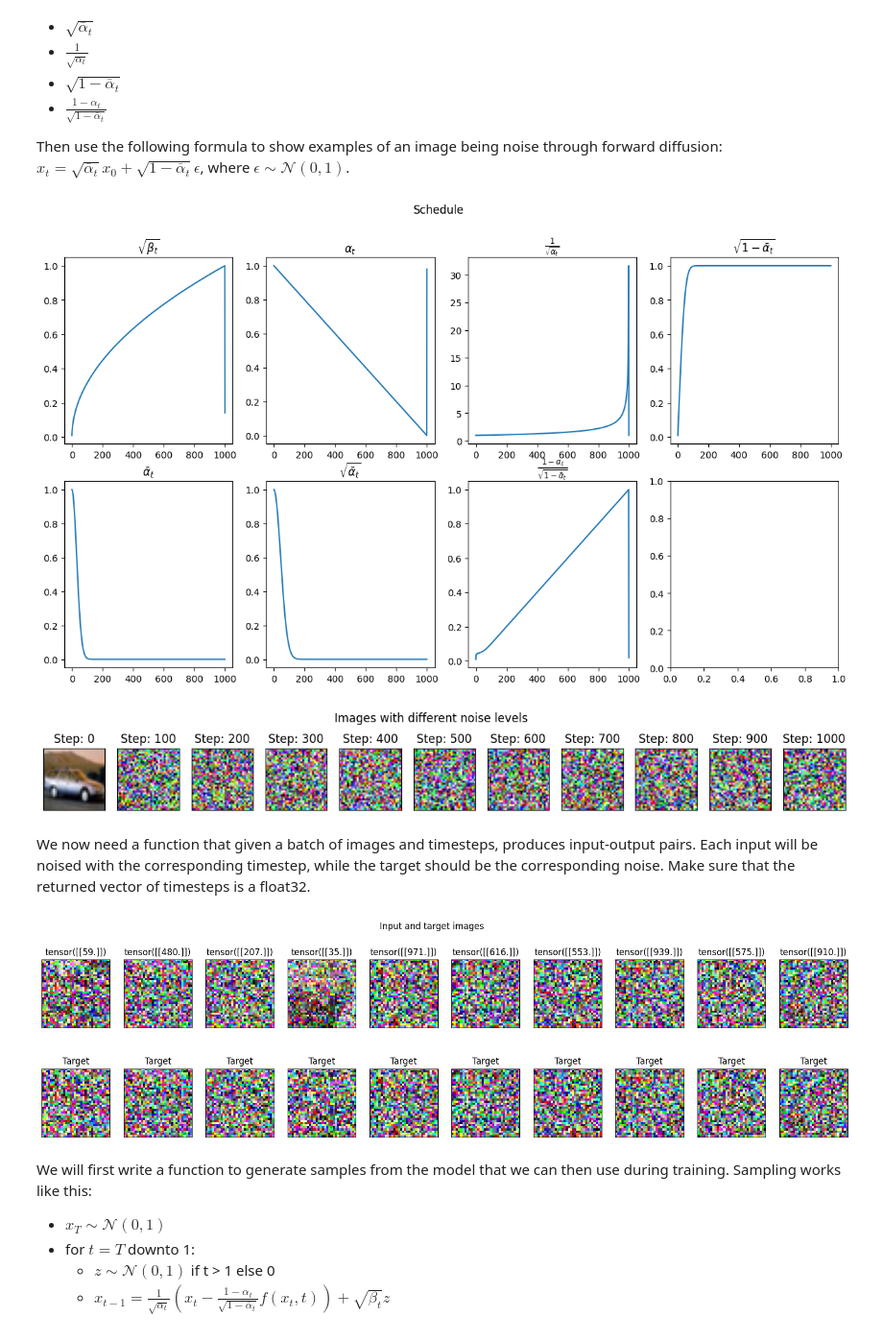
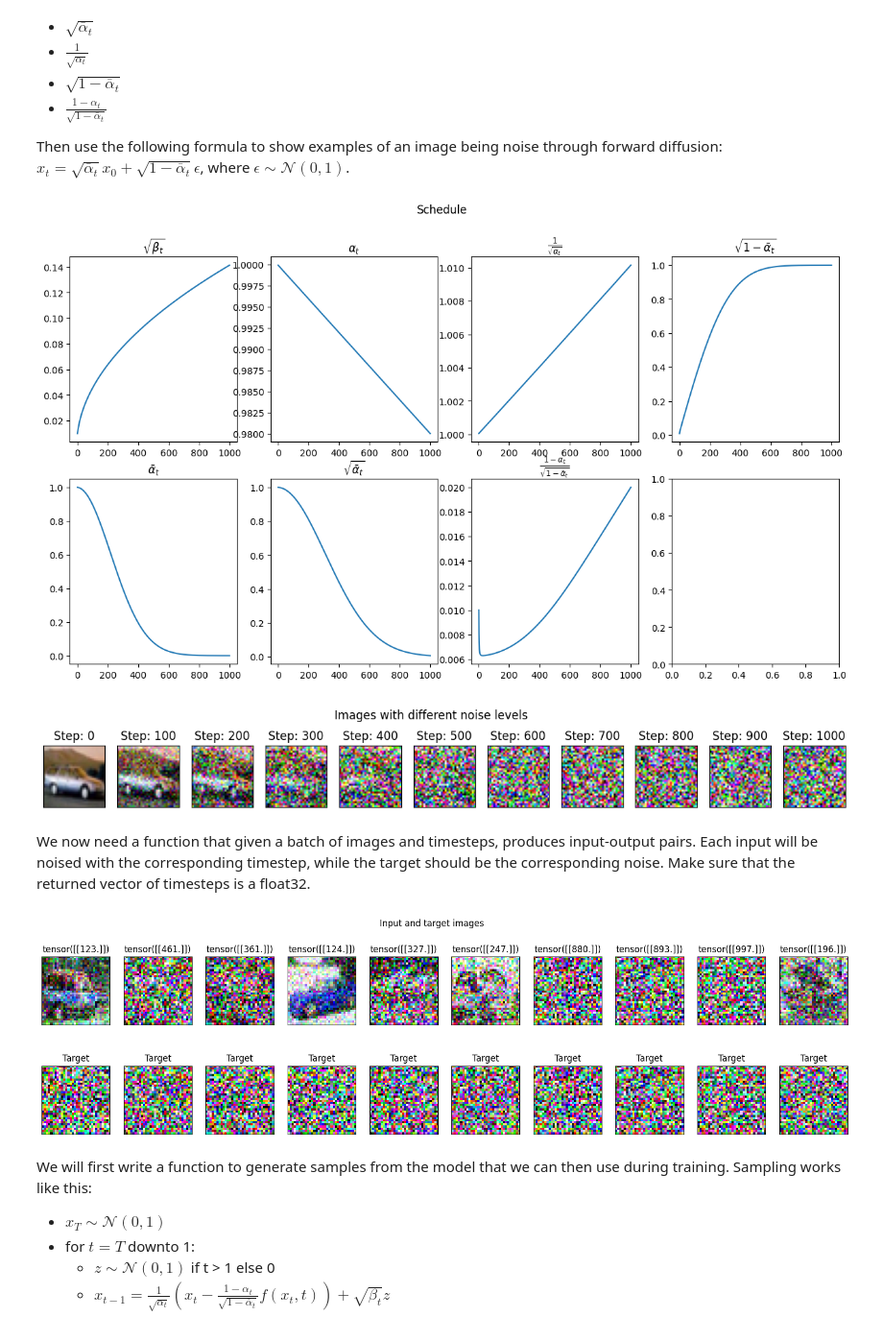
Before and after one commit to alexandre-bismuth/ComputerVision, a Jupyter notebook: practical3.ipynb, the cells around one changed output. Shown at 96% size. Drawn from its saved outputs; the diff is of its cells as text; code cells hidden in the pictures.

```diff
--- a/practical3.ipynb
+++ b/practical3.ipynb
@@ -396,8 +398,9 @@ class Schedule():
 
         # TODO: create torch vectors containing values for all timesteps
         # Hint: use torch.arange(0, T + 1, dtype=torch.float32, device=device) / T to create the betas
-        betas = torch.arange(0, T + 1, dtype=torch.float32, device=device) / T
-        betas[0], betas[-1] = beta1, beta2
+        betas = torch.linspace(beta1, beta2, T + 1, dtype=torch.float32, device=device)
+        # betas = torch.arange(0, T + 1, dtype=torch.float32, device=device) / T
+        # betas[0], betas[-1] = beta1, beta2
 
         self.sqrt_beta_t = torch.sqrt(betas)
         self.alpha_t = 1 - betas
@@ -409,35 +412,35 @@ class Schedule():
 
 
 # show images with different noise levels
 schedule = Schedule(1e-4, 0.02, 1000)
 
 # plot the schedule
 vis = Visualizer(num_rows=2, num_cols=4, figsize=(15, 8), axis_off=False, title='Schedule')
 vis.add_subplot(0, 0, schedule.sqrt_beta_t, title_str=r'$\sqrt{\beta_t}$')
 vis.add_subplot(0, 1, schedule.alpha_t, title_str=r'$\alpha_t$')
 vis.add_subplot(1, 0, schedule.alphabar_t, title_str=r'$\bar{\alpha}_t$')
 vis.add_subplot(1, 1, schedule.sqrtab, title_str=r'$\sqrt{\bar{\alpha}_t}$')
 vis.add_subplot(0, 2, schedule.oneover_sqrta, title_str=r'$\frac{1}{\sqrt{\alpha_t}}$')
 vis.add_subplot(0, 3, schedule.sqrtmab, title_str=r'$\sqrt{1 - \bar{\alpha}_t}$')
 vis.add_subplot(1, 2, schedule.mab_over_sqrtmab_inv, title_str=r'$\frac{1 - \alpha_t}{\sqrt{1 - \bar{\alpha}_t}}$')
 
 vis = Visualizer(num_rows=1, num_cols=11, figsize=(15, 2), axis_off=True, title='Images with different noise levels')
 for i in range(11):
     img, _ = cifar_train_reduced[0]
     noise = torch.randn(img.shape)
     step = i * (schedule.num_steps // 10)
 
     # TODO: compute noised sample
     img = schedule.sqrtab[step] * img + schedule.sqrtmab[step] * noise
 
     # normalise for display
     img = (img + 1) / 2
     img = img.clip(0, 1)
     img = img.permute(1, 2, 0)
     vis.add_image_subplot(0, i, img.numpy(), title_str=f'Step: {step}')
 # %% [output]
-[figure, old version]
+[figure, new version]
-[figure, old version]
+[figure, new version]
 # %% [markdown]
 We now need a function that given a batch of images and timesteps, produces input-output pairs. Each input will be noised with the corresponding timestep, while the target should be the corresponding noise. Make sure that the returned vector of timesteps is a float32.
 # %%
@@ -460,7 +463,7 @@ for i in range(10):
     vis.add_image_subplot(0, i, input_imgs[i], title_str=f'{timesteps[i,0]}')
     vis.add_image_subplot(1, i, targets[i], title_str=f'Target')
 # %% [output]
-[figure, old version]
+[figure, new version]
 # %% [markdown]
 We will first write a function to generate samples from the model that we can then use during training.
 Sampling works like this:
```
Also changed, not shown: parts of 5 cells of this notebook.
